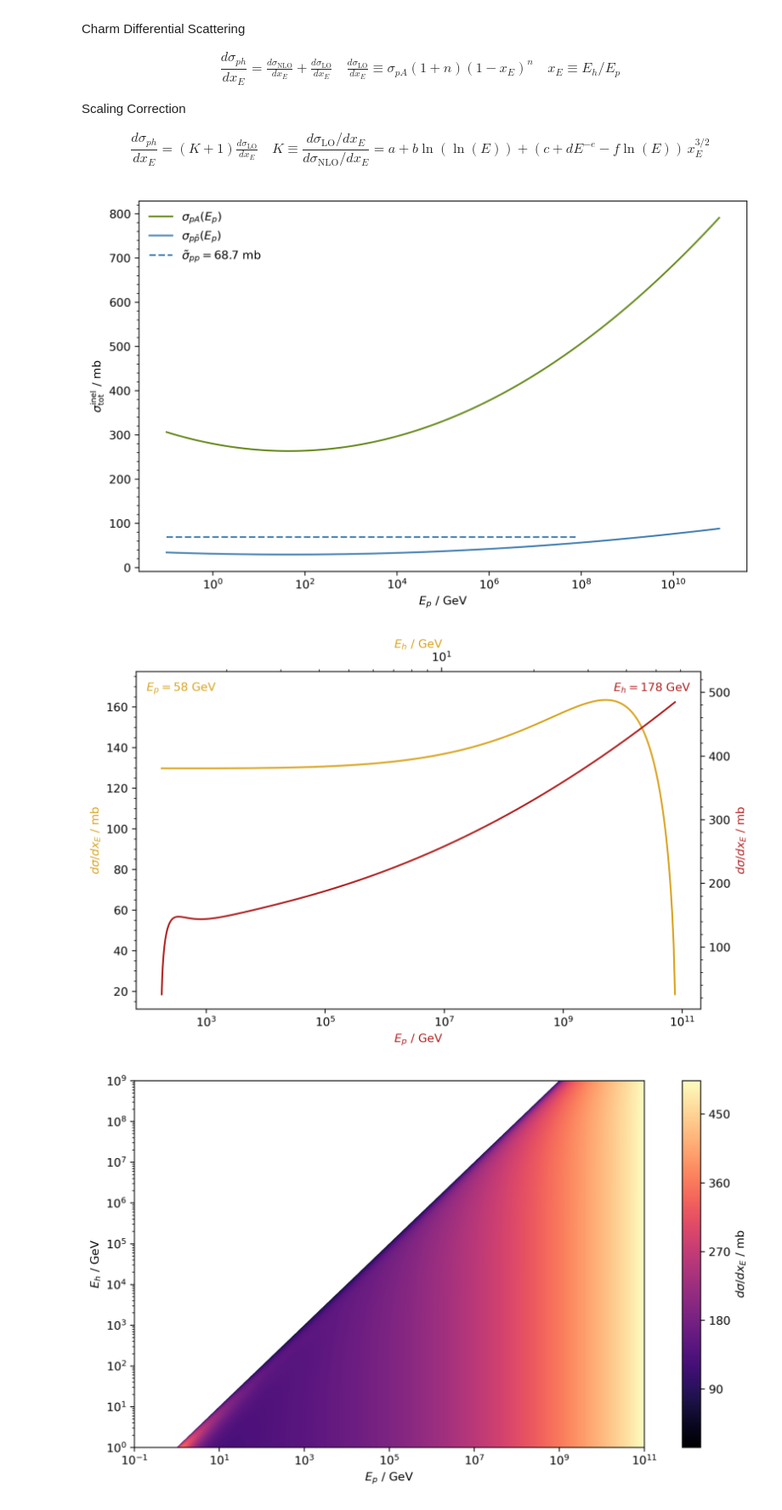
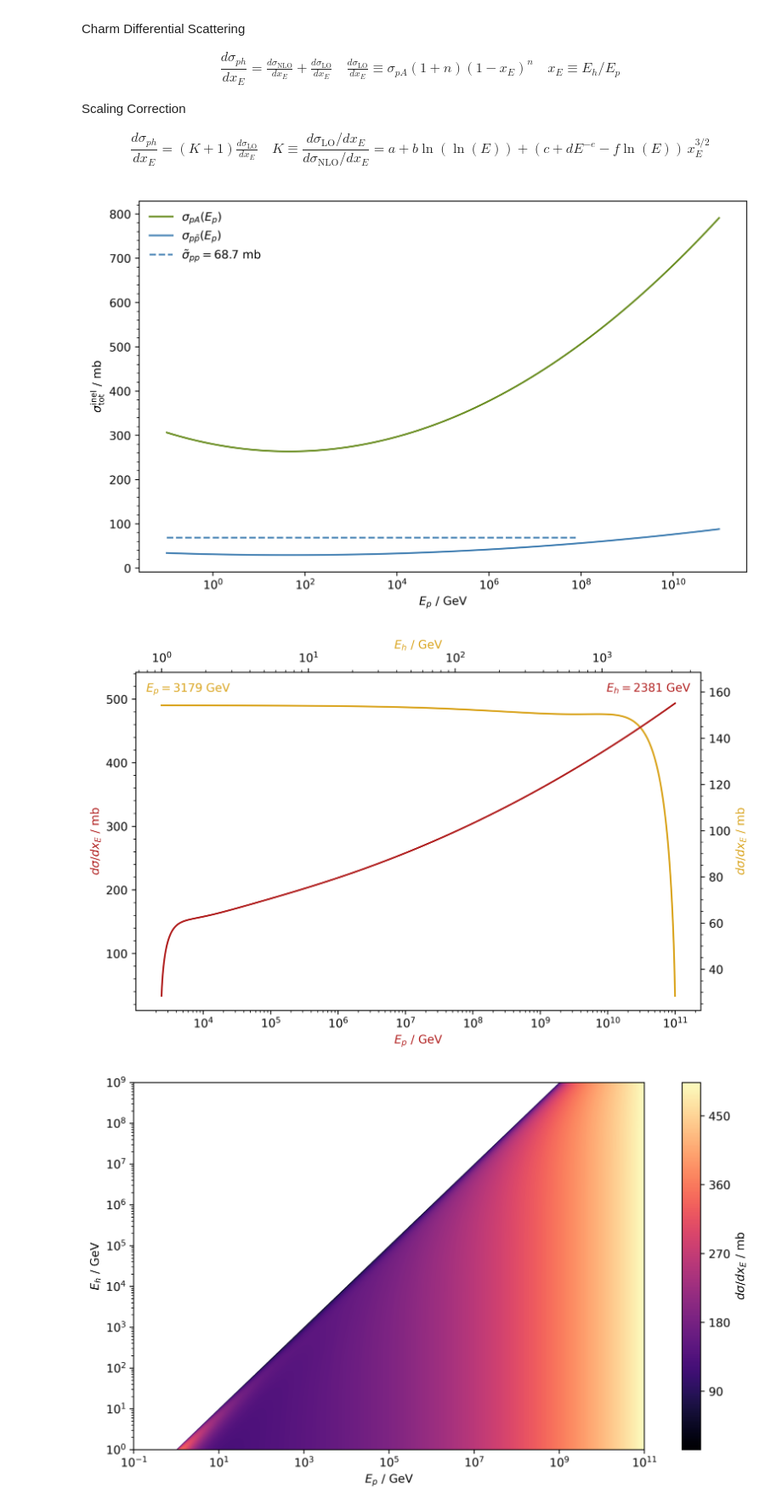
Before and after one commit to fritzali/bachelor, a Jupyter notebook: notes/exploration.ipynb, the cells around one changed output. Shown at 85% size. Drawn from its saved outputs; the diff is of its cells as text; code cells hidden in the pictures.

```diff
--- a/notes/exploration.ipynb
+++ b/notes/exploration.ipynb
@@ -16,7 +16,7 @@ import warnings
 
 mpl.rcParams['axes.prop_cycle'] = mpl.cycler(color = ['olivedrab', 'steelblue', 'firebrick', 'goldenrod'])
 mpl.rcParams['figure.figsize'] = [8, 5]
-plt.rcParams['figure.dpi'] = 300
+plt.rcParams['figure.dpi'] = 600
 mpl.rcParams['figure.constrained_layout.use'] = True
 mpl.rcParams['legend.frameon'] = False
 mpl.rcParams['xtick.minor.visible'] = True
@@ -81,48 +81,52 @@ plt.legend()
 plt.show()
 plt.close()
 # %% [output]
-[figure, old version]
+[figure, new version]
 # %%
 plt.figure().add_subplot(111, label='1')
 plt.gca().xaxis.tick_top()
 plt.gca().xaxis.set_label_position('top')
+plt.gca().yaxis.tick_right()
+plt.gca().yaxis.set_label_position('right')
 
-test_dsig_fix_p = prot_had_diff_cross_sec(test_Ep[460], test_Eh[20:500], test_sig_pp[460])
+with warnings.catch_warnings():
+    warnings.simplefilter('ignore')
+    test_dsig_fix_p = prot_had_diff_cross_sec(test_Ep[750], test_Eh, test_sig_pp[750])
 
-x, y = test_Eh[20:500], test_dsig_fix_p
-plt.plot(x, y, c='goldenrod', label=f'$E_p = {test_Ep[460]:.0f}$ GeV')
+x, y = test_Eh, test_dsig_fix_p
+plt.plot(x, y, c='goldenrod', label=f'$E_p = {test_Ep[750]:.0f}$ GeV')
 
 plt.xscale('log')
 
 plt.xlabel(r'$E_h$ / GeV', color='goldenrod')
 plt.ylabel(r'$d\sigma/dx_E$ / mb', color='goldenrod')
 for h in plt.legend(loc='upper left', labelcolor='linecolor', handlelength=0, handletextpad=0).legend_handles:
     h.set_alpha(0)
 
-plt.ylim(plt.ylim()[0], 1.04 * plt.ylim()[1])
+plt.ylim(plt.ylim()[0], 1.05 * plt.ylim()[1])
 
 plt.gcf().add_subplot(111, label='2', frame_on=False)
-plt.gca().yaxis.tick_right()
-plt.gca().yaxis.set_label_position('right')
 
-test_dsig_fix_h = prot_had_diff_cross_sec(test_Ep[460:-20], test_Eh[500], test_sig_pp[460:-20])
+with warnings.catch_warnings():
+    warnings.simplefilter('ignore')
+    test_dsig_fix_h = prot_had_diff_cross_sec(test_Ep, test_Eh[750], test_sig_pp)
 
-x, y = test_Ep[460:-20], test_dsig_fix_h
-plt.plot(x, y, c='firebrick', label=f'$E_h = {test_Eh[500]:.0f}$ GeV')
+x, y = test_Ep, test_dsig_fix_h
+plt.plot(x, y, c='firebrick', label=f'$E_h = {test_Eh[750]:.0f}$ GeV')
 
 plt.xscale('log')
 
 plt.xlabel(r'$E_p$ / GeV', color='firebrick')
 plt.ylabel(r'$d\sigma/dx_E$ / mb', color='firebrick')
 for h in plt.legend(loc='upper right', labelcolor='linecolor', handlelength=0, handletextpad=0).legend_handles:
     h.set_alpha(0)
 
 plt.ylim(plt.ylim()[0], 1.05 * plt.ylim()[1])
 
 plt.show()
 plt.close()
 # %% [output]
-[figure, old version]
+[figure, new version]
 # %%
 with warnings.catch_warnings():
     warnings.simplefilter('ignore')
```
Also changed, not shown: parts of 4 cells of this notebook.
